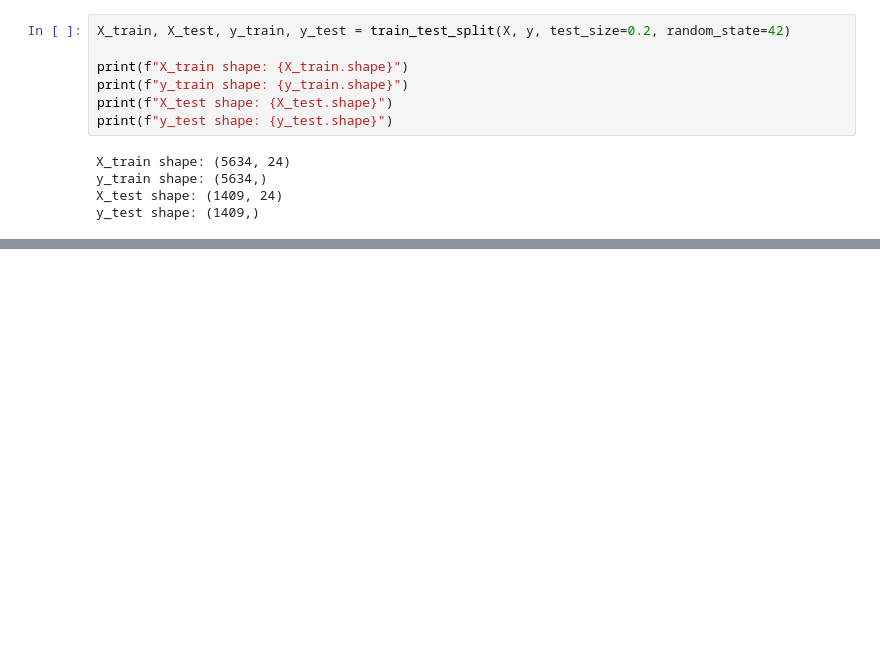
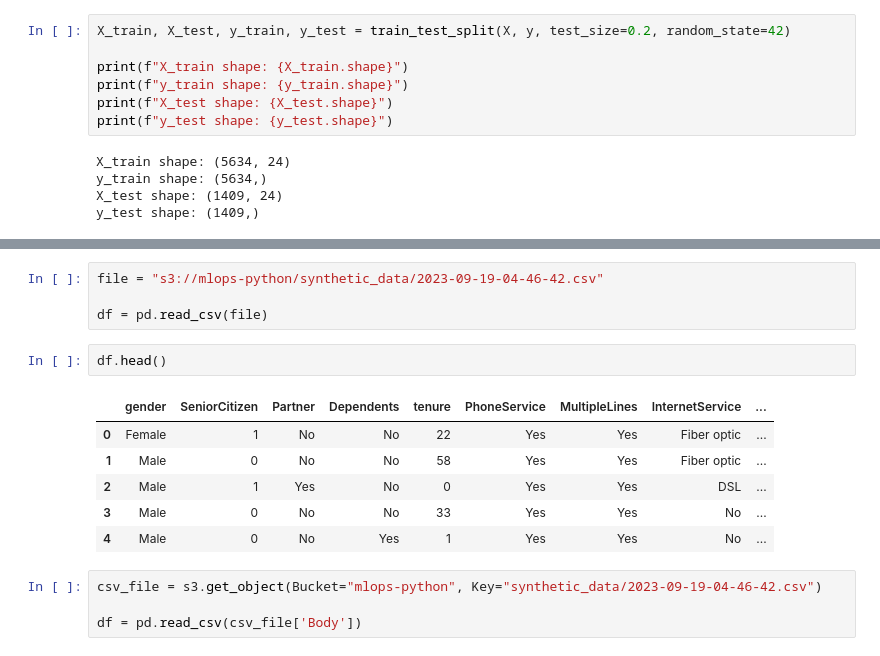
Before and after one commit to jplaulau14/mlops-python, a Jupyter notebook: model-inference/model_training.ipynb, the cells around one changed output, grey strips where cells are left out. Cells and saved outputs as stored; diff of their text form; blank space fills up the shorter version.

```diff
--- a/model-inference/model_training.ipynb
+++ b/model-inference/model_training.ipynb
@@ -288,0 +294,17 @@ joblib.dump(xgb_model, 'model/xgb_model.pkl')
+# %%
+file = "s3://mlops-python/synthetic_data/2023-09-19-04-46-42.csv"
+
+df = pd.read_csv(file)
+# %%
+df.head()
+# %% [output]
+|  | gender | SeniorCitizen | Partner | Dependents | tenure | PhoneService | MultipleLines | InternetService | ... |
+| 0 | Female | 1 | No | No | 22 | Yes | Yes | Fiber optic | ... |
+| 1 | Male | 0 | No | No | 58 | Yes | Yes | Fiber optic | ... |
+| 2 | Male | 1 | Yes | No | 0 | Yes | Yes | DSL | ... |
+| 3 | Male | 0 | No | No | 33 | Yes | Yes | No | ... |
+| 4 | Male | 0 | No | Yes | 1 | Yes | Yes | No | ... |
+# %%
+csv_file = s3.get_object(Bucket="mlops-python", Key="synthetic_data/2023-09-19-04-46-42.csv")
+
+df = pd.read_csv(csv_file['Body'])
```
Also changed, not shown: parts of 12 cells of this notebook, 6 other files.
